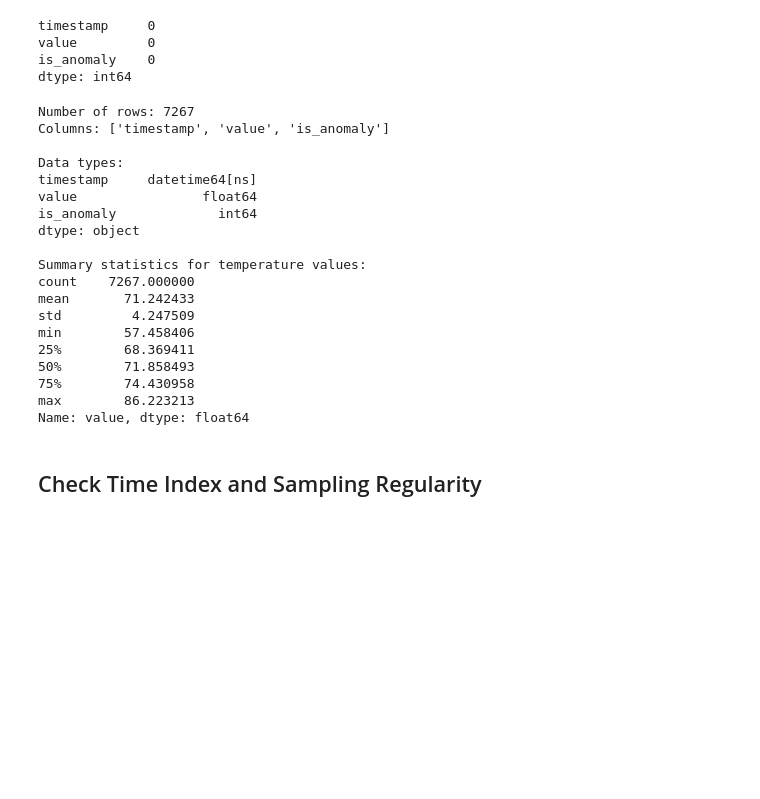
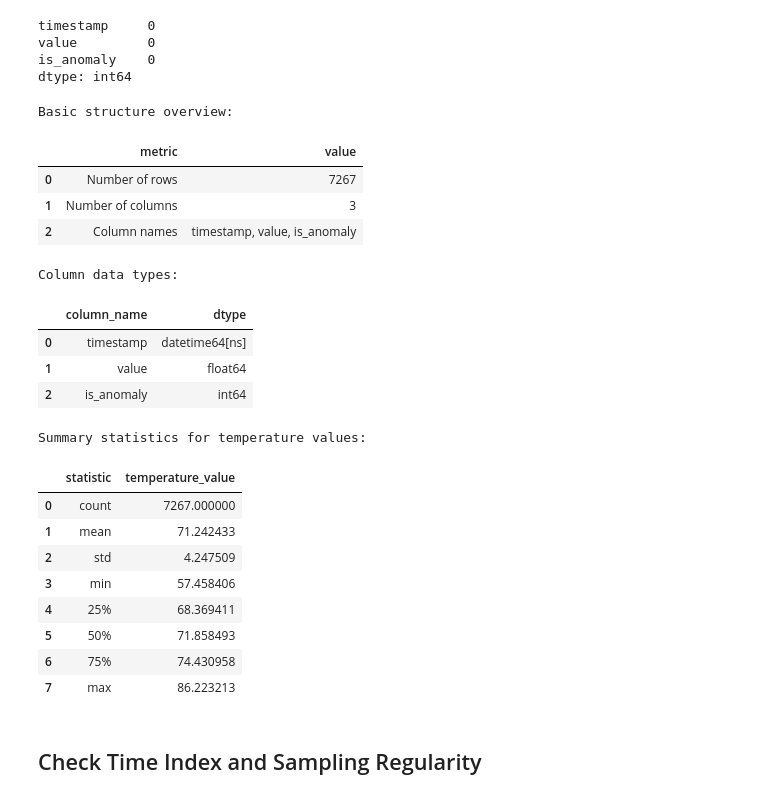
Before and after one commit to Nandipha996/Anomaly-Detection-Research, a Jupyter notebook: notebooks/01_data_overview.ipynb, the cells around one changed output. Saved outputs shown, nothing was run; the diff lists cells and outputs as text; code cells hidden in the pictures; blank space fills up the shorter version.

Commit message:
Formatted Basic Structure and Summary Statistics

```diff
--- a/notebooks/01_data_overview.ipynb
+++ b/notebooks/01_data_overview.ipynb
@@ -118,39 +120,53 @@ dtype: int64
 # %%
 # Basic structure and summary statistics
 
+# Basic structure
 row_count = len(df)
+column_count = df.shape[1]
 column_names = df.columns.tolist()
-data_types = df.dtypes
 
-print("Number of rows:", row_count)
-print("Columns:", column_names)
-print("\nData types:")
-print(data_types)
+structure_df = pd.DataFrame({
+    "metric": ["Number of rows", "Number of columns", "Column names"],
+    "value": [row_count, column_count, ", ".join(column_names)]
+})
+
+print("Basic structure overview:")
+display(structure_df)
+
+# Data types per column
+data_types_df = df.dtypes.reset_index()
+data_types_df.columns = ["column_name", "dtype"]
+
+print("\nColumn data types:")
+display(data_types_df)
 
 # Summary statistics for the temperature values
-temperature_summary = df["value"].describe()
+temperature_summary_df = df["value"].describe().reset_index()
+temperature_summary_df.columns = ["statistic", "temperature_value"]
+
 print("\nSummary statistics for temperature values:")
-print(temperature_summary)
+display(temperature_summary_df)
 # %% [output]
-Number of rows: 7267
-Columns: ['timestamp', 'value', 'is_anomaly']
-
-Data types:
-timestamp     datetime64[ns]
-value                float64
-is_anomaly             int64
-dtype: object
-
-Summary statistics for temperature values:
-count    7267.000000
-mean       71.242433
-std         4.247509
-min        57.458406
-25%        68.369411
-50%        71.858493
-75%        74.430958
-max        86.223213
-Name: value, dtype: float64
+Basic structure overview:
+|  | metric | value |
+| 0 | Number of rows | 7267 |
+| 1 | Number of columns | 3 |
+| 2 | Column names | timestamp, value, is_anomaly |
+Column data types:
+|  | column_name | dtype |
+| 0 | timestamp | datetime64[ns] |
+| 1 | value | float64 |
+| 2 | is_anomaly | int64 |
+Summary statistics for temperature values:
+|  | statistic | temperature_value |
+| 0 | count | 7267.000000 |
+| 1 | mean | 71.242433 |
+| 2 | std | 4.247509 |
+| 3 | min | 57.458406 |
+| 4 | 25% | 68.369411 |
+| 5 | 50% | 71.858493 |
+| 6 | 75% | 74.430958 |
+| 7 | max | 86.223213 |
 # %% [markdown]
 ## Check Time Index and Sampling Regularity
 # %%
```
Also changed, not shown: parts of 2 cells of this notebook.
